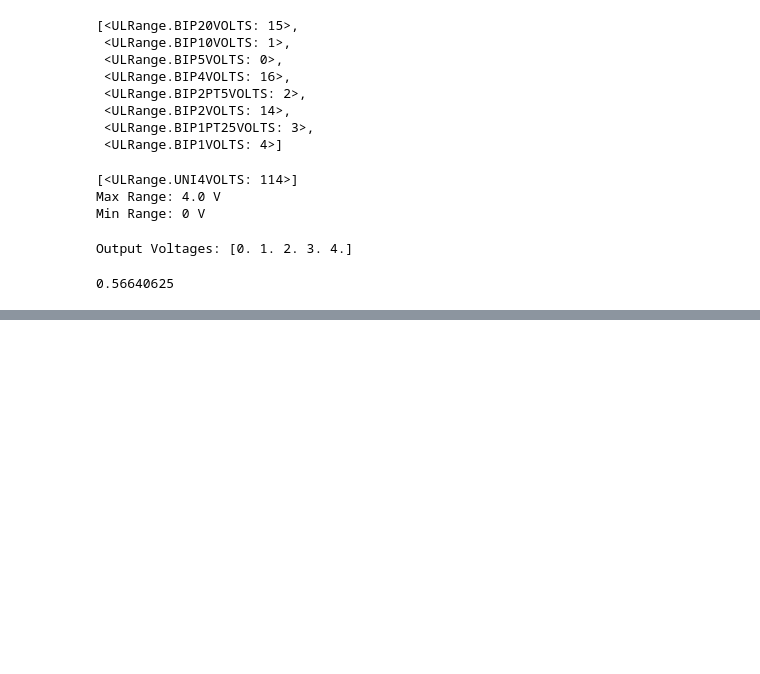
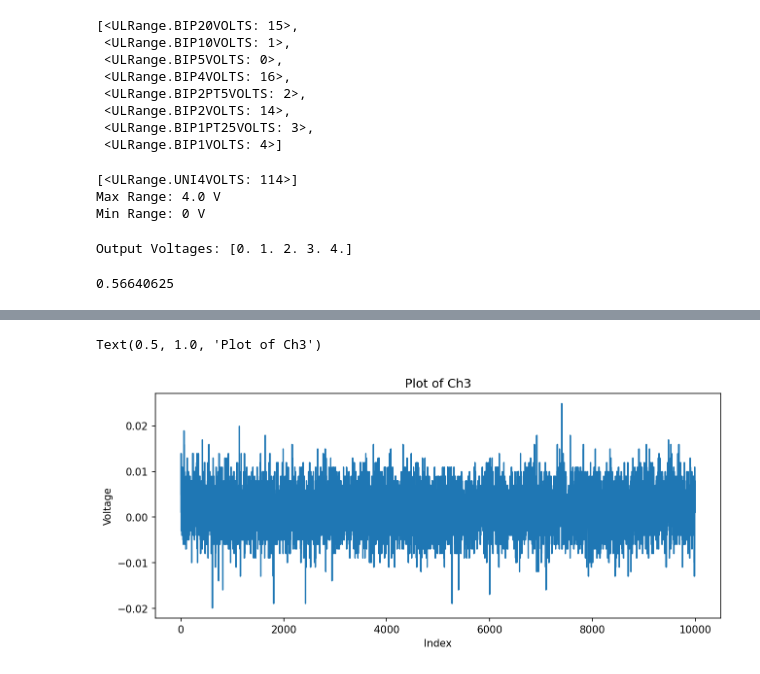
Before and after one commit to FNNDSC-BabyNIRS/calibration_r01, a Jupyter notebook: Test.ipynb, the cells around one changed output, grey strips where cells are left out. Drawn from its saved outputs; the diff is of its cells as text; code cells hidden in the pictures; blank space fills up the shorter version.

```diff
--- a/Test.ipynb
+++ b/Test.ipynb
@@ -111,0 +285,14 @@ from printinfo import *
+# %%
+df = pd.read_csv('OscilloscopeBlock.csv', delimiter=';')
+# %%
+column_to_plot= 'Ch3'
+plt.figure(figsize=(10, 4), dpi=150)
+plt.plot(df['Sample'], df[column_to_plot])
+
+# Set axis labels and title (customize as needed)
+plt.xlabel('Index')
+plt.ylabel('Voltage')
+plt.title(f'Plot of {column_to_plot}')
+# %% [output]
+Text(0.5, 1.0, 'Plot of Ch3')
+[figure, added]
```
Also changed, not shown: parts of 6 cells of this notebook.
